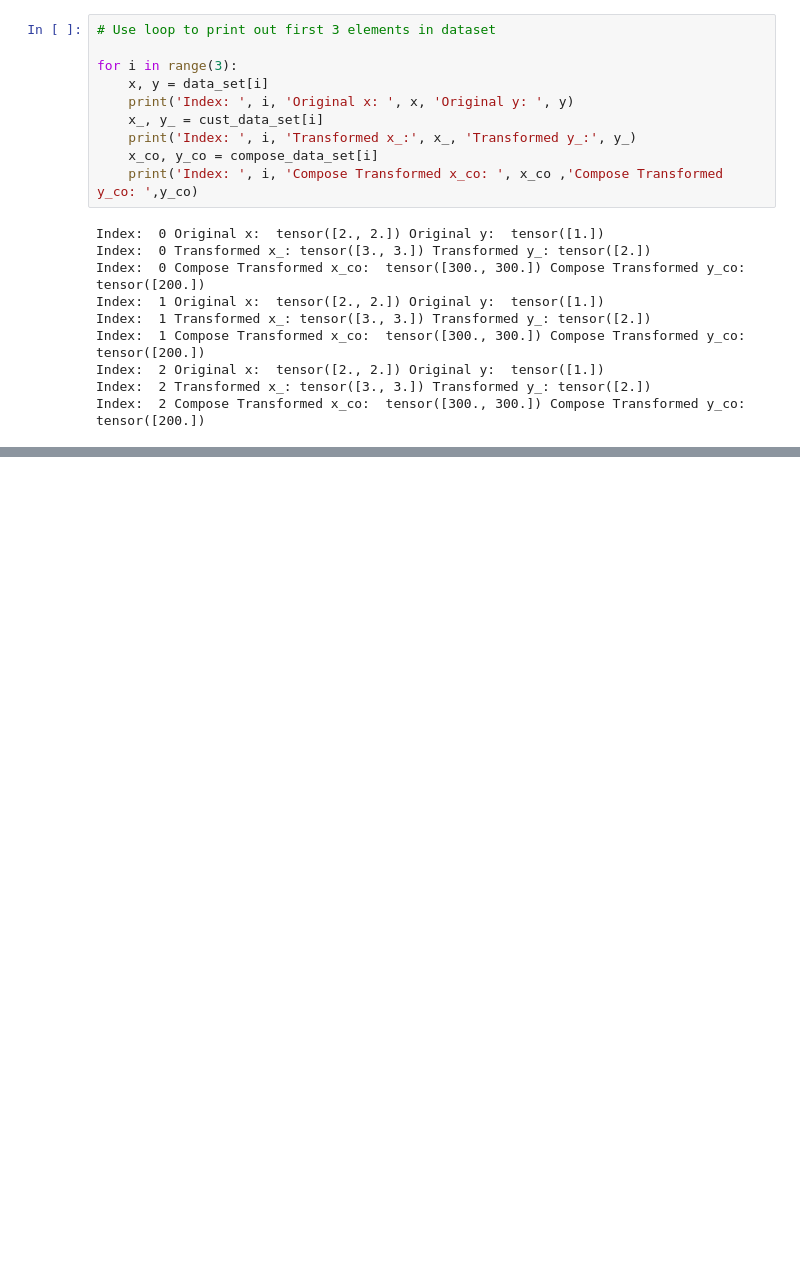
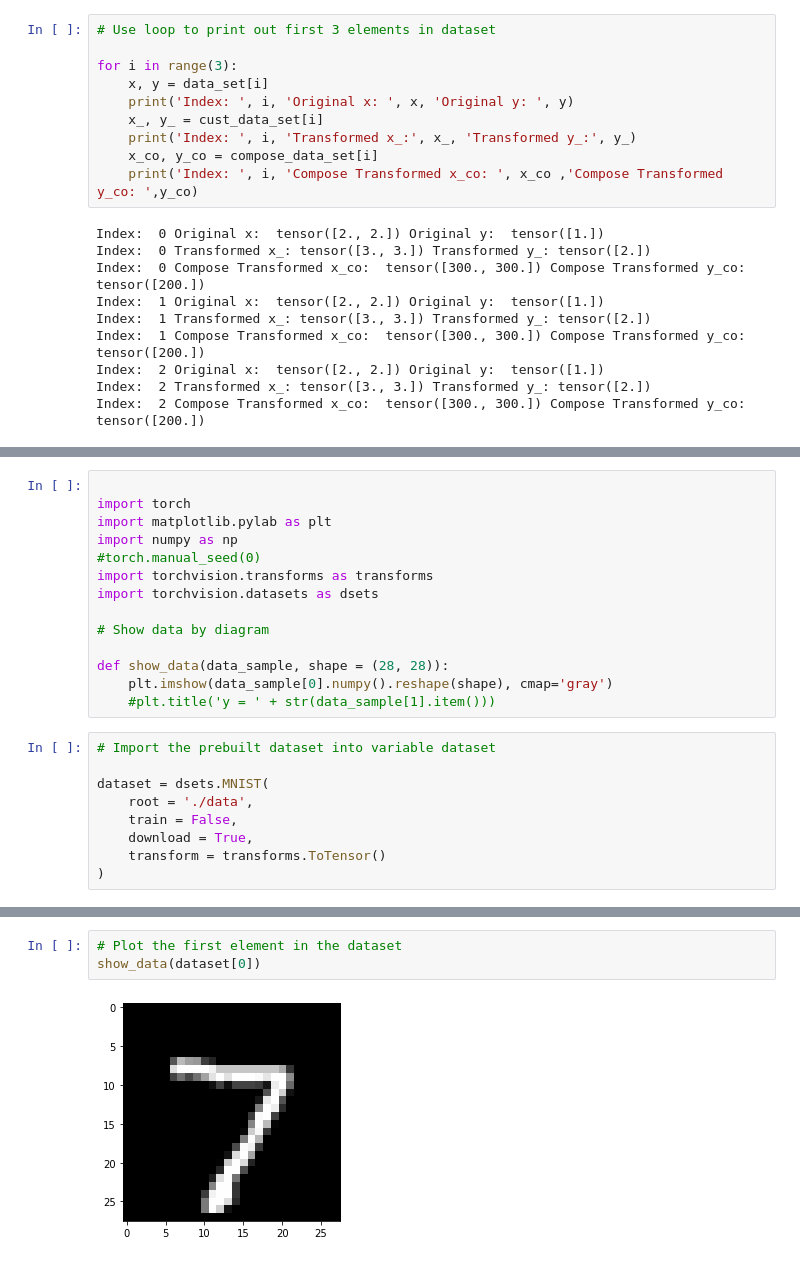
Before and after one commit to eshumanohare/pytorch, a Jupyter notebook: 1_3_dataset_class.ipynb, the cells around one changed output, grey strips where cells are left out. Saved outputs shown, nothing was run; the diff lists cells and outputs as text; blank space fills up the shorter version.

```diff
--- a/1_3_dataset_class.ipynb
+++ b/1_3_dataset_class.ipynb
@@ -186,0 +191,23 @@ Index:  2 Compose Transformed x_co:  tensor([300., 300.]) Compose Transformed y_
+# %%
+
+import torch
+import matplotlib.pylab as plt
+import numpy as np
+#torch.manual_seed(0)
+import torchvision.transforms as transforms
+import torchvision.datasets as dsets
+
+# Show data by diagram
+
+def show_data(data_sample, shape = (28, 28)):
+    plt.imshow(data_sample[0].numpy().reshape(shape), cmap='gray')
+    #plt.title('y = ' + str(data_sample[1].item()))
+# %%
+# Import the prebuilt dataset into variable dataset
+
+dataset = dsets.MNIST(
+    root = './data',
+    train = False,
+    download = True,
+    transform = transforms.ToTensor()
+)
@@ -186,0 +232,5 @@ Index:  2 Compose Transformed x_co:  tensor([300., 300.]) Compose Transformed y_
+# %%
+# Plot the first element in the dataset
+show_data(dataset[0])
+# %% [output]
+[figure, added]
```
Also changed, not shown: parts of 7 cells of this notebook.
